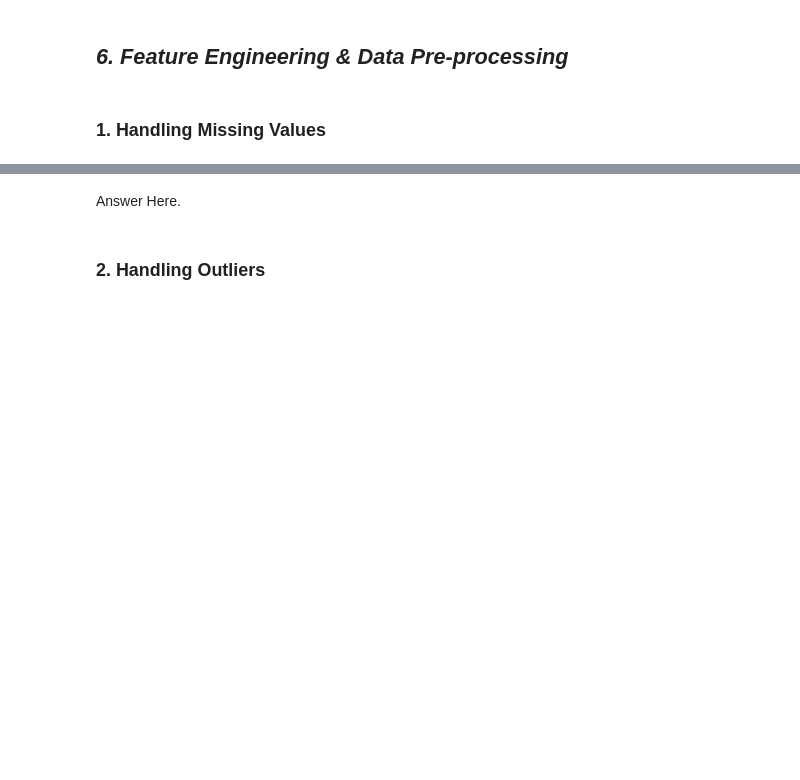
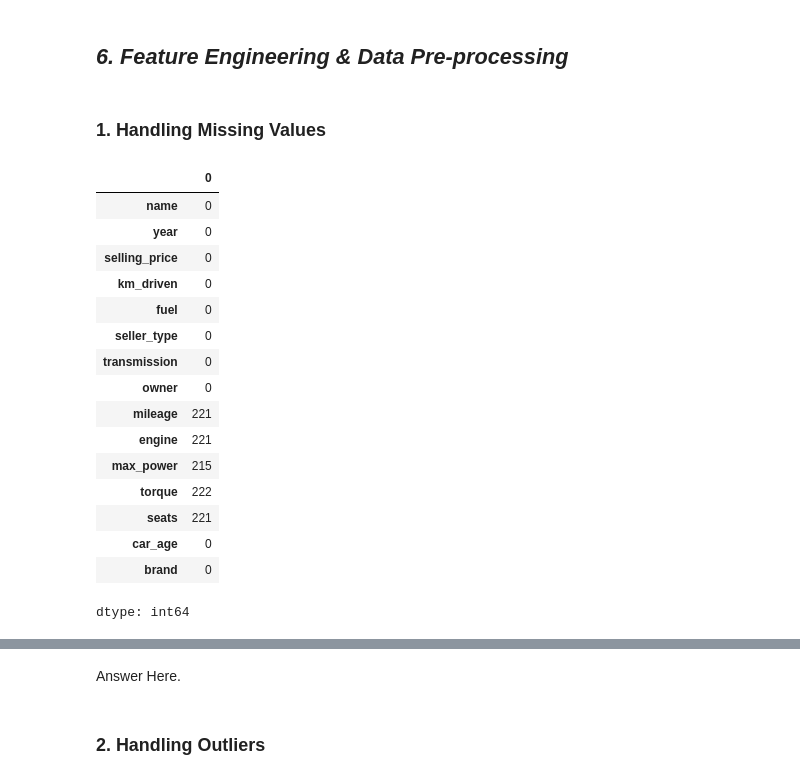
Before and after one commit to Mogatala8374/Vehicle-dataset---Complete-Dataset, a Jupyter notebook: Vehicle_Dataset_(CarDekho).ipynb, the cells around one changed output, grey strips where cells are left out. Saved outputs shown, nothing was run; the diff lists cells and outputs as text; code cells hidden in the pictures; blank space fills up the shorter version.

```diff
--- a/Vehicle_Dataset_(CarDekho).ipynb
+++ b/Vehicle_Dataset_(CarDekho).ipynb
@@ -911,3 +912,23 @@ The scatter plots also reveal whether variables are suitable for regression anal
 ### 1. Handling Missing Values
 # %%
 # Handling Missing Values & Missing Value Imputation
+
+df.isnull().sum()
+# %% [output]
+|  | 0 |
+| name | 0 |
+| year | 0 |
+| selling_price | 0 |
+| km_driven | 0 |
+| fuel | 0 |
+| seller_type | 0 |
+| transmission | 0 |
+| owner | 0 |
+| mileage | 221 |
+| engine | 221 |
+| max_power | 215 |
+| torque | 222 |
+| seats | 221 |
+| car_age | 0 |
+| brand | 0 |
+dtype: int64
```
Also changed, not shown: parts of 31 cells of this notebook.
